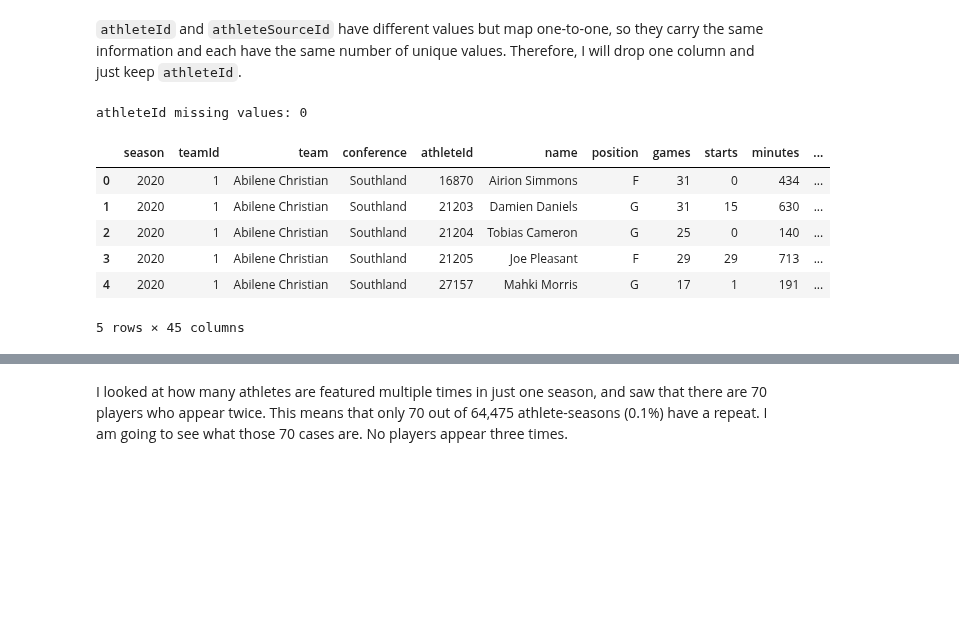
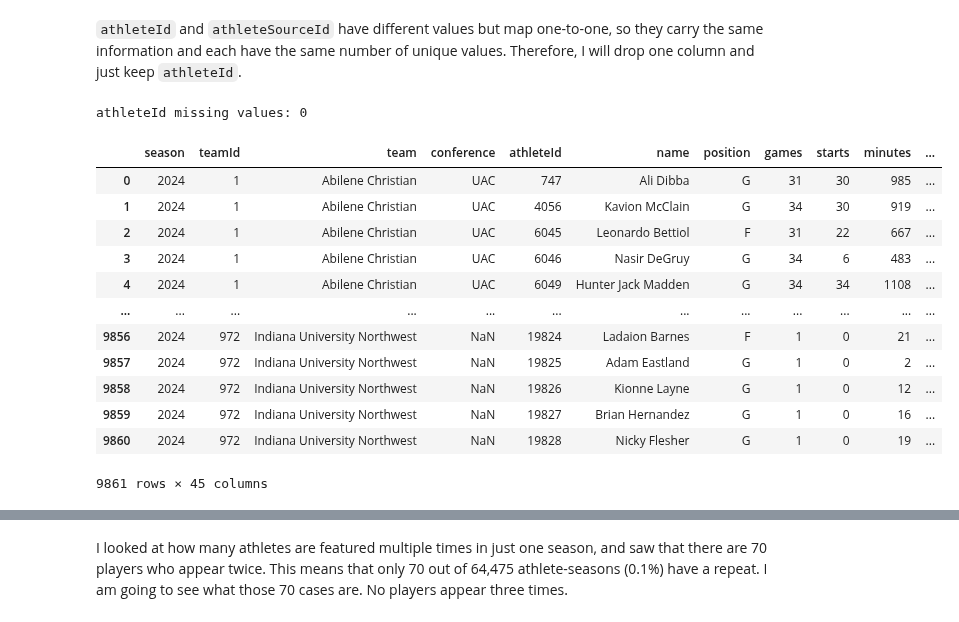
Before and after one commit to eviemcmahan/ds_3001_project_team_6, a Jupyter notebook: notebook.ipynb, the cells around one changed output, grey strips where cells are left out. Drawn from its saved outputs; the diff is of its cells as text; code cells hidden in the pictures; blank space fills up the shorter version.

```diff
--- a/notebook.ipynb
+++ b/notebook.ipynb
@@ -377,15 +379,22 @@ for year, df in datasets.items():
 # %%
 print(f"athleteId missing values: {all_stats['athleteId'].isna().sum()}")
 datasets['2020'].head() # Check head
+datasets['2024']
 # %% [output]
 athleteId missing values: 0
 |  | season | teamId | team | conference | athleteId | name | position | games | starts | minutes | ... |
-| 0 | 2020 | 1 | Abilene Christian | Southland | 16870 | Airion Simmons | F | 31 | 0 | 434 | ... |
-| 1 | 2020 | 1 | Abilene Christian | Southland | 21203 | Damien Daniels | G | 31 | 15 | 630 | ... |
-| 2 | 2020 | 1 | Abilene Christian | Southland | 21204 | Tobias Cameron | G | 25 | 0 | 140 | ... |
-| 3 | 2020 | 1 | Abilene Christian | Southland | 21205 | Joe Pleasant | F | 29 | 29 | 713 | ... |
-| 4 | 2020 | 1 | Abilene Christian | Southland | 27157 | Mahki Morris | G | 17 | 1 | 191 | ... |
+| 0 | 2024 | 1 | Abilene Christian | UAC | 747 | Ali Dibba | G | 31 | 30 | 985 | ... |
+| 1 | 2024 | 1 | Abilene Christian | UAC | 4056 | Kavion McClain | G | 34 | 30 | 919 | ... |
+| 2 | 2024 | 1 | Abilene Christian | UAC | 6045 | Leonardo Bettiol | F | 31 | 22 | 667 | ... |
+| 3 | 2024 | 1 | Abilene Christian | UAC | 6046 | Nasir DeGruy | G | 34 | 6 | 483 | ... |
+| 4 | 2024 | 1 | Abilene Christian | UAC | 6049 | Hunter Jack Madden | G | 34 | 34 | 1108 | ... |
+| ... | ... | ... | ... | ... | ... | ... | ... | ... | ... | ... | ... |
+| 9856 | 2024 | 972 | Indiana University Northwest | NaN | 19824 | Ladaion Barnes | F | 1 | 0 | 21 | ... |
+| 9857 | 2024 | 972 | Indiana University Northwest | NaN | 19825 | Adam Eastland | G | 1 | 0 | 2 | ... |
+| 9858 | 2024 | 972 | Indiana University Northwest | NaN | 19826 | Kionne Layne | G | 1 | 0 | 12 | ... |
+| 9859 | 2024 | 972 | Indiana University Northwest | NaN | 19827 | Brian Hernandez | G | 1 | 0 | 16 | ... |
+| 9860 | 2024 | 972 | Indiana University Northwest | NaN | 19828 | Nicky Flesher | G | 1 | 0 | 19 | ... |
-5 rows × 45 columns
+9861 rows × 45 columns
 # %%
 rows_per_athlete = all_stats.groupby(["season", "athleteId"]).size() # Group by season and athleteId to see how many ahtletes are featured multiple times in one season
 print(f"Rows per athlete within a season:\n{rows_per_athlete.value_counts()}")
```
Also changed, not shown: parts of 9 cells of this notebook, 7 other files.
